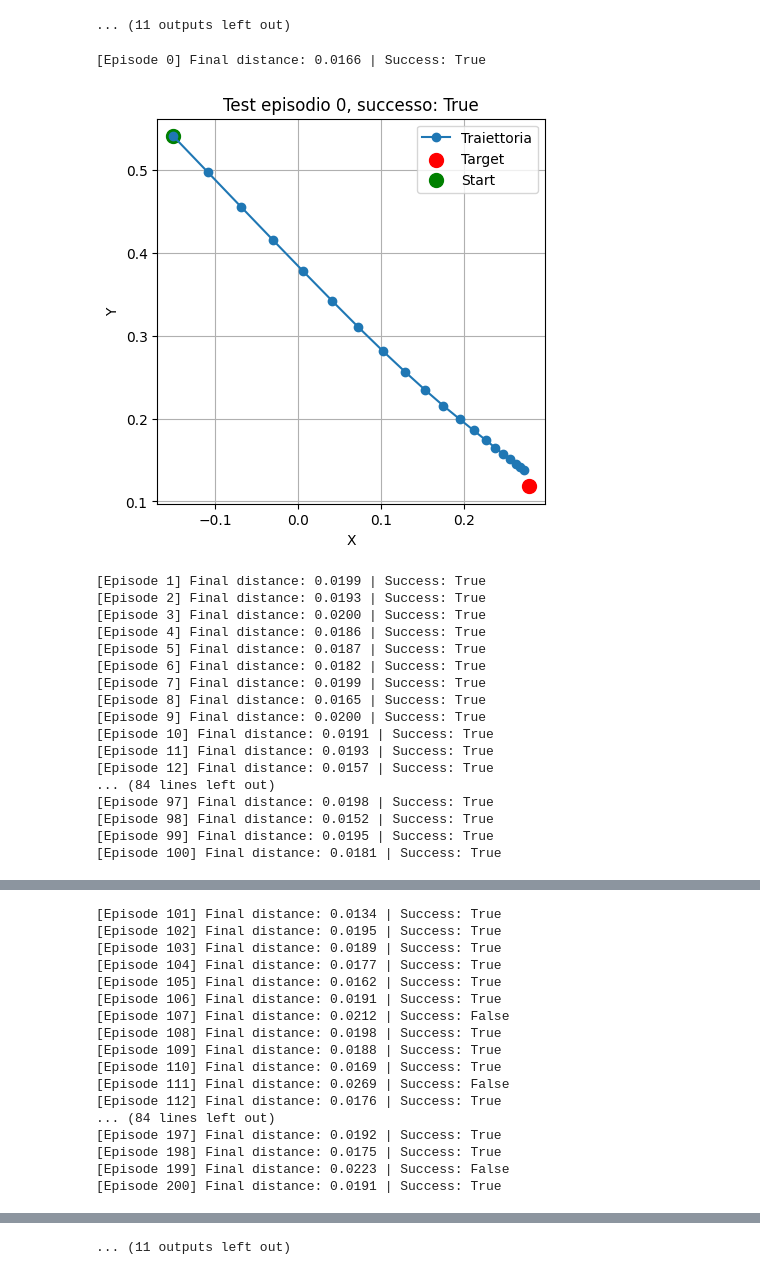
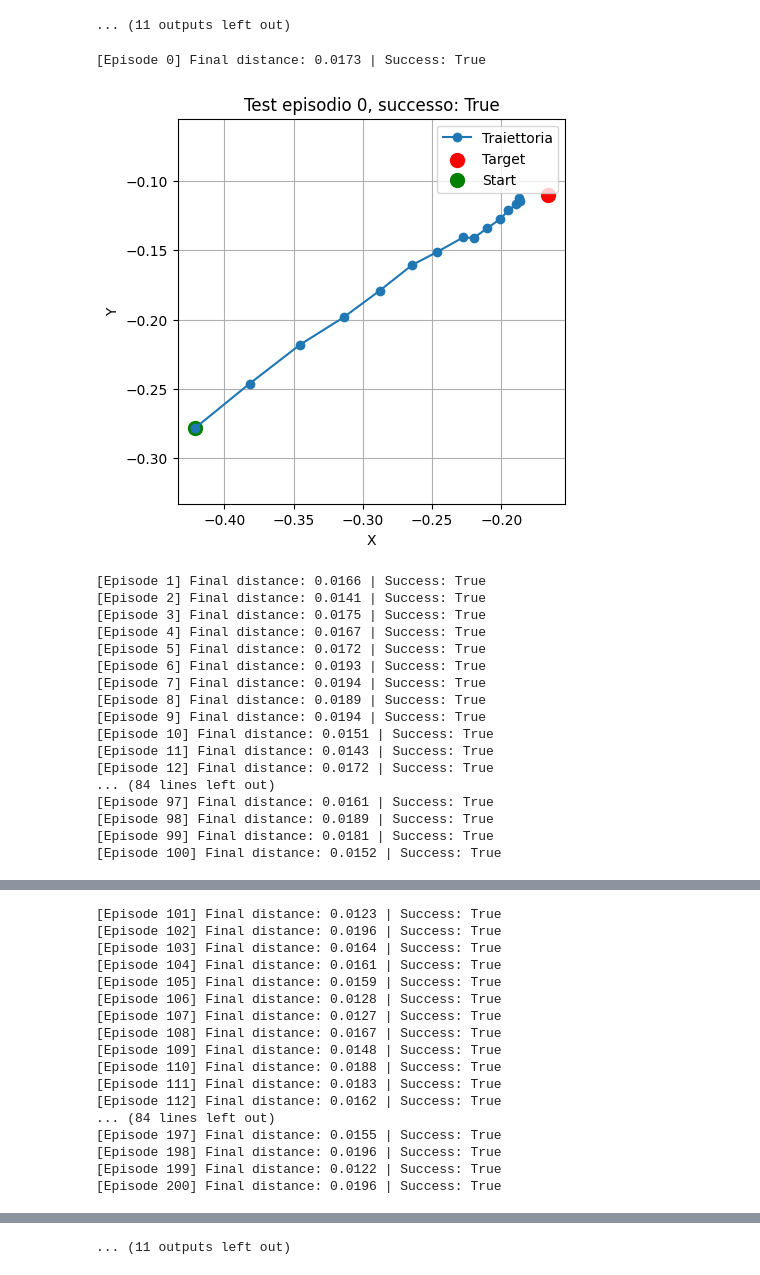
Before and after one commit to EdoardoZappia/RL_tracking, a Jupyter notebook: ppo.ipynb, the cells around one changed output, grey strips where cells are left out. Saved outputs shown, nothing was run; the diff lists cells and outputs as text; code cells hidden in the pictures.

```diff
--- a/ppo.ipynb
+++ b/ppo.ipynb
@@ -875,50 +875,50 @@ def test_ppo_agent(agent, env=None, num_episodes=1001, tolerance=0.02):
         print(f"[Episode {ep}] Final distance: {final_distance:.4f} | Success: {success}")
 
         if ep % 100 == 0:
             trajectory = np.array(trajectory)
             target_trajectory = np.array(target_trajectory)
             plt.figure(figsize=(5, 5))
             plt.plot(trajectory[:, 0], trajectory[:, 1], marker='o', label="Traiettoria")
             plt.scatter(*state[2:4], color='red', label='Target', s=100)
             plt.scatter(trajectory[0, 0], trajectory[0, 1], color='green', label='Start', s=100)
             plt.title(f"Test episodio {ep}, successo: {success}")
             plt.xlabel("X")
             plt.ylabel("Y")
             plt.legend()
             plt.grid()
             plt.axis('equal')
             plt.show()
 
     env.close()
     print(f"\nSuccess rate: {success_count}/{num_episodes}")
     print(f"Average final distance: {np.mean(final_distances):.4f}")
 
 
 if __name__ == "__main__":
-    checkpoint_path = "runs/ppo_run_noise20250413_142805/checkpoint_ep10000.pth"
+    checkpoint_path = "runs/ppo_run_noise_only_target20250413_152842/checkpoint_ep10000.pth"
     env = TrackingEnv()
     state_dim = env.observation_space.shape[0]
     action_dim = env.action_space.shape[0]
 
     agent = load_ppo_agent(checkpoint_path, state_dim, action_dim)
     test_ppo_agent(agent, env=env)
 # %% [output]
-[Episode 0] Final distance: 0.0166 | Success: True
+[Episode 0] Final distance: 0.0173 | Success: True
-[figure, old version]
+[figure, new version]
-[Episode 1] Final distance: 0.0199 | Success: True
-[Episode 2] Final distance: 0.0193 | Success: True
-[Episode 3] Final distance: 0.0200 | Success: True
-[Episode 4] Final distance: 0.0186 | Success: True
-[Episode 5] Final distance: 0.0187 | Success: True
-[Episode 6] Final distance: 0.0182 | Success: True
-[Episode 7] Final distance: 0.0199 | Success: True
-[Episode 8] Final distance: 0.0165 | Success: True
-[Episode 9] Final distance: 0.0200 | Success: True
-[Episode 10] Final distance: 0.0191 | Success: True
-[Episode 11] Final distance: 0.0193 | Success: True
-[Episode 12] Final distance: 0.0157 | Success: True
+[Episode 1] Final distance: 0.0166 | Success: True
+[Episode 2] Final distance: 0.0141 | Success: True
+[Episode 3] Final distance: 0.0175 | Success: True
+[Episode 4] Final distance: 0.0167 | Success: True
+[Episode 5] Final distance: 0.0172 | Success: True
+[Episode 6] Final distance: 0.0193 | Success: True
+[Episode 7] Final distance: 0.0194 | Success: True
+[Episode 8] Final distance: 0.0189 | Success: True
+[Episode 9] Final distance: 0.0194 | Success: True
+[Episode 10] Final distance: 0.0151 | Success: True
+[Episode 11] Final distance: 0.0143 | Success: True
+[Episode 12] Final distance: 0.0172 | Success: True
 ... (84 lines left out)
-[Episode 97] Final distance: 0.0198 | Success: True
-[Episode 98] Final distance: 0.0152 | Success: True
-[Episode 99] Final distance: 0.0195 | Success: True
-[Episode 100] Final distance: 0.0181 | Success: True
+[Episode 97] Final distance: 0.0161 | Success: True
+[Episode 98] Final distance: 0.0189 | Success: True
+[Episode 99] Final distance: 0.0181 | Success: True
+[Episode 100] Final distance: 0.0152 | Success: True
@@ -926,17 +926,17 @@ if __name__ == "__main__":
-[Episode 101] Final distance: 0.0134 | Success: True
-[Episode 102] Final distance: 0.0195 | Success: True
-[Episode 103] Final distance: 0.0189 | Success: True
-[Episode 104] Final distance: 0.0177 | Success: True
-[Episode 105] Final distance: 0.0162 | Success: True
-[Episode 106] Final distance: 0.0191 | Success: True
-[Episode 107] Final distance: 0.0212 | Success: False
-[Episode 108] Final distance: 0.0198 | Success: True
-[Episode 109] Final distance: 0.0188 | Success: True
-[Episode 110] Final distance: 0.0169 | Success: True
-[Episode 111] Final distance: 0.0269 | Success: False
-[Episode 112] Final distance: 0.0176 | Success: True
+[Episode 101] Final distance: 0.0123 | Success: True
+[Episode 102] Final distance: 0.0196 | Success: True
+[Episode 103] Final distance: 0.0164 | Success: True
+[Episode 104] Final distance: 0.0161 | Success: True
+[Episode 105] Final distance: 0.0159 | Success: True
+[Episode 106] Final distance: 0.0128 | Success: True
+[Episode 107] Final distance: 0.0127 | Success: True
+[Episode 108] Final distance: 0.0167 | Success: True
+[Episode 109] Final distance: 0.0148 | Success: True
+[Episode 110] Final distance: 0.0188 | Success: True
+[Episode 111] Final distance: 0.0183 | Success: True
+[Episode 112] Final distance: 0.0162 | Success: True
 ... (84 lines left out)
-[Episode 197] Final distance: 0.0192 | Success: True
-[Episode 198] Final distance: 0.0175 | Success: True
-[Episode 199] Final distance: 0.0223 | Success: False
-[Episode 200] Final distance: 0.0191 | Success: True
+[Episode 197] Final distance: 0.0155 | Success: True
+[Episode 198] Final distance: 0.0196 | Success: True
+[Episode 199] Final distance: 0.0122 | Success: True
+[Episode 200] Final distance: 0.0196 | Success: True
```
Also changed, not shown: parts of 1 cell of this notebook, 1 other file.
